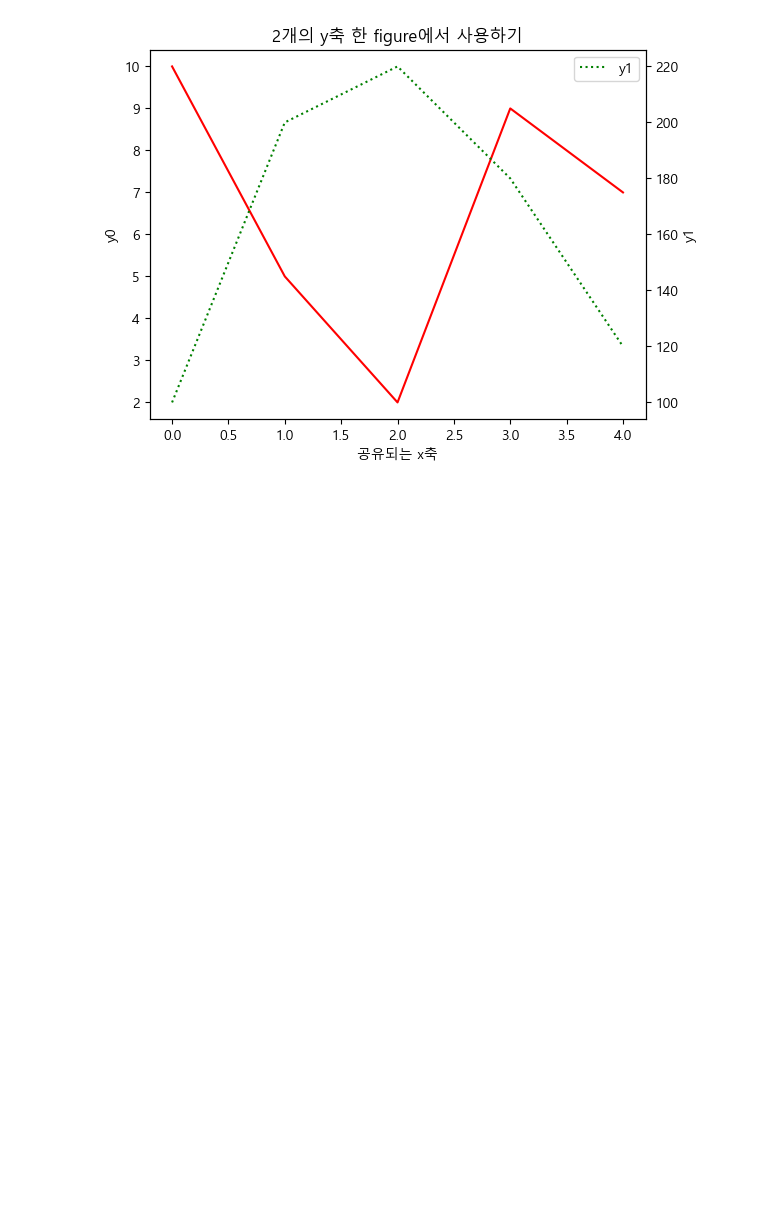
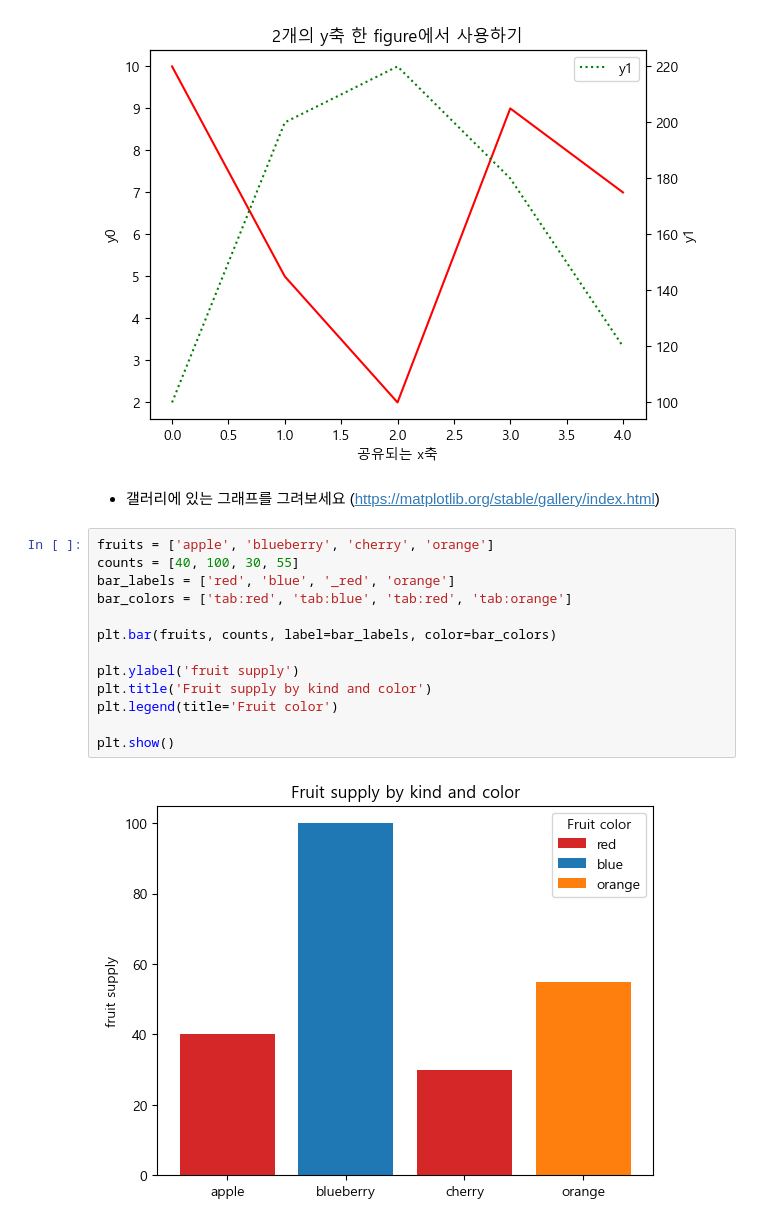
Before and after one commit to yumii2307/DataAnalysis_Lecture-2023.04, a Jupyter notebook: 03.시각화/04.MultiPlot.ipynb, the cells around one changed output. Saved outputs shown, nothing was run; the diff lists cells and outputs as text; blank space fills up the shorter version.

```diff
--- a/03.시각화/04.MultiPlot.ipynb
+++ b/03.시각화/04.MultiPlot.ipynb
@@ -88,3 +88,21 @@ plt.legend()
 plt.show()
 # %% [output]
 [figure]
+# %% [markdown]
+- 갤러리에 있는 그래프를 그려보세요
+(https://matplotlib.org/stable/gallery/index.html)
+# %%
+fruits = ['apple', 'blueberry', 'cherry', 'orange']
+counts = [40, 100, 30, 55]
+bar_labels = ['red', 'blue', '_red', 'orange']
+bar_colors = ['tab:red', 'tab:blue', 'tab:red', 'tab:orange']
+
+plt.bar(fruits, counts, label=bar_labels, color=bar_colors)
+
+plt.ylabel('fruit supply')
+plt.title('Fruit supply by kind and color')
+plt.legend(title='Fruit color')
+
+plt.show()
+# %% [output]
+[figure, added]
```
